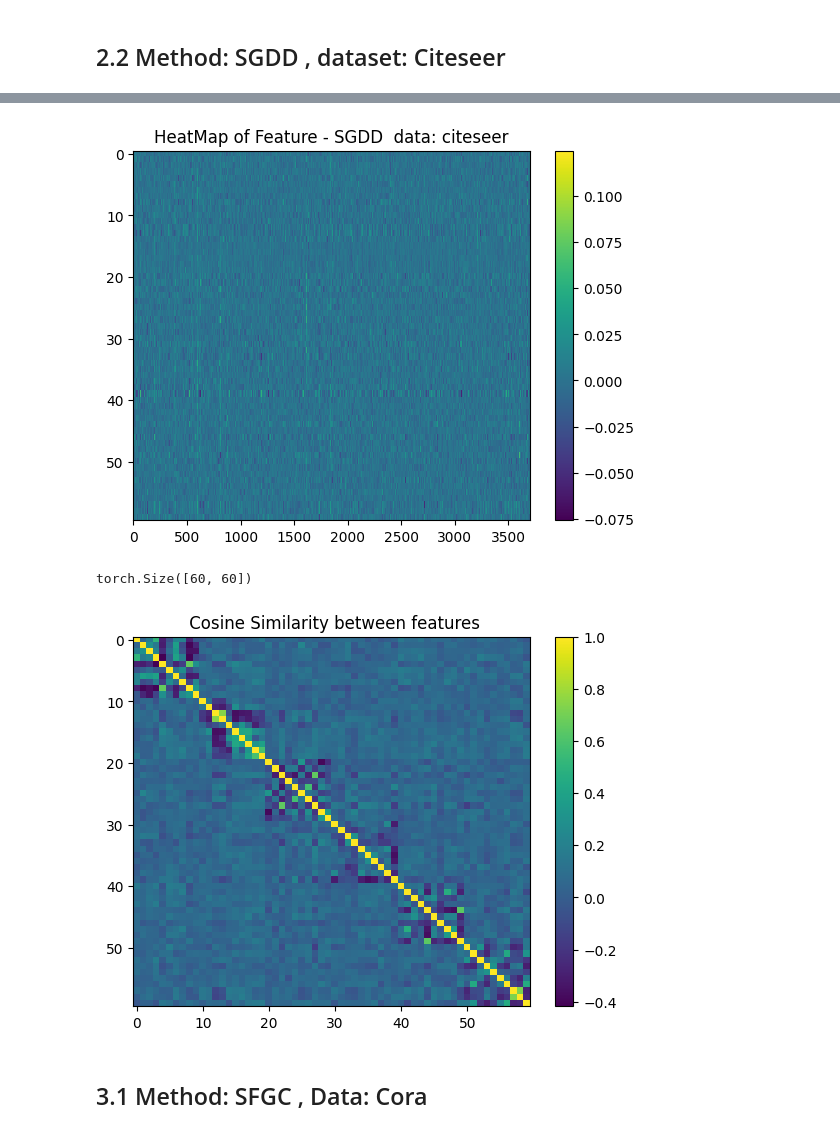
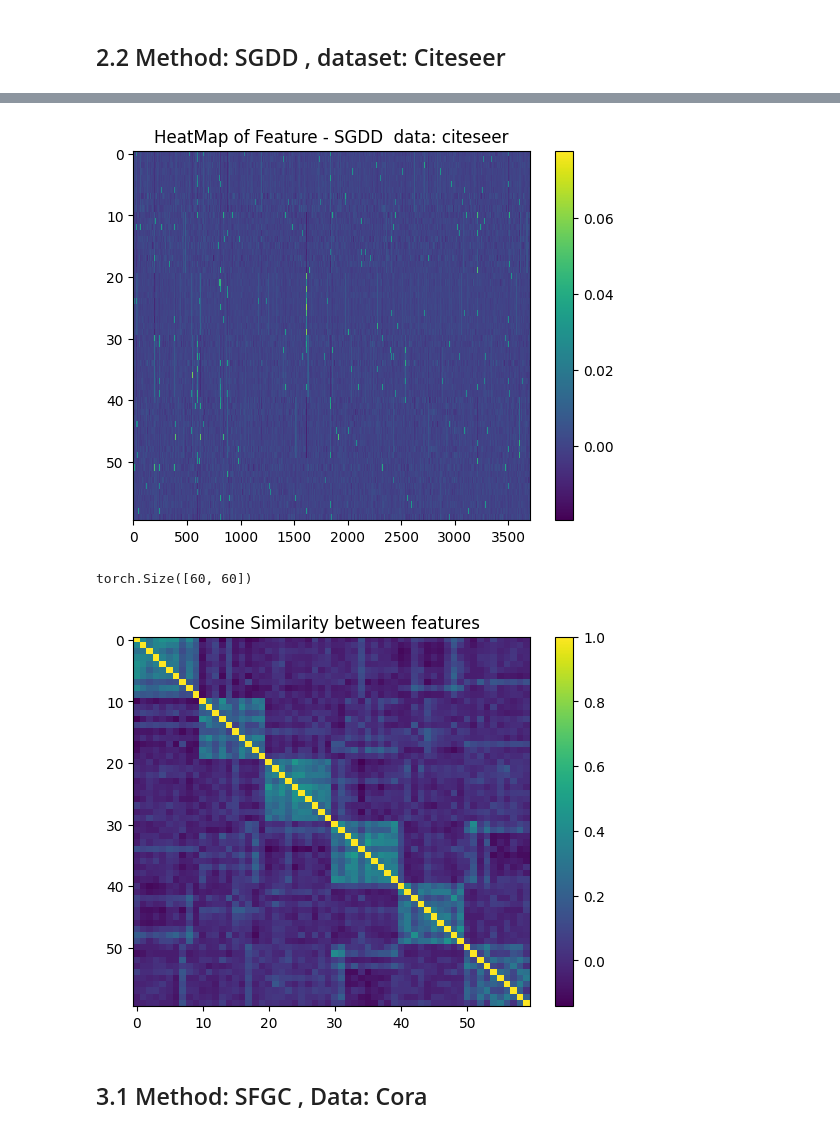
Before and after one commit to Jaykakkad82/data, a Jupyter notebook: exp3/new_exp3_partB.ipynb, the cells around one changed output, grey strips where cells are left out. Saved outputs shown, nothing was run; the diff lists cells and outputs as text; code cells hidden in the pictures.

```diff
--- a/exp3/new_exp3_partB.ipynb
+++ b/exp3/new_exp3_partB.ipynb
@@ -107,7 +119,7 @@ def plot_cosine(feat, num_nodes, title = 'Cosine Similarity Heatmap' ):
     cosine_similarity_matrix = cosine_similarity_matrix.view(num_nodes, num_nodes)
 
     # Plotting the heatmap of cosine similarity
-    plt.imshow(cosine_similarity_matrix.cpu().numpy(), cmap='viridis', interpolation='nearest', aspect='auto')
+    plt.imshow(cosine_similarity_matrix.detach().cpu().numpy(), cmap='viridis', interpolation='nearest', aspect='auto')
     plt.colorbar()  # Add a colorbar to show the scale
     plt.title(title)
     plt.show()
@@ -303,8 +328,8 @@ def visualize_distil_data(adj_path, feat_path,method,dataname):
 # %% [markdown]
 ## 1.1 Visualizing - DATASET: Cora,    METHOD: GCOND
 # %%
-adj_path="distil_data/adj_cora_0.5_1_0.pt"
-feat_path ="distil_data/feat_cora_0.5_1_0.pt"
+adj_path="distil_data/gcond/adj_cora_0.5_1_0.pt"
+feat_path ="distil_data/gcond/feat_cora_0.5_1_0.pt"
 method = "GCond"
 dataname = "cora"
 visualize_distil_data(adj_path,feat_path,method,dataname)
@@ -317,8 +342,8 @@ torch.Size([70, 70])
 # %% [markdown]
 ## 1.2 Visualizing - DATASET: Citeseer,    METHOD: GCOND
 # %%
-adj_path="distil_data/adj_citeseer_0.5_1_0.pt"
-feat_path ="distil_data/feat_citeseer_0.5_1_0.pt"
+adj_path="distil_data/gcond/adj_citeseer_0.5_1_0.pt"
+feat_path ="distil_data/gcond/feat_citeseer_0.5_1_0.pt"
 method = "GCond"
 dataname = "Citeseer"
 visualize_distil_data(adj_path,feat_path,method,dataname)
@@ -331,8 +356,8 @@ torch.Size([60, 60])
 # %% [markdown]
 ## 2.1 Method: SGDD , dataset: Cora
 # %%
-adj_path="distil_data/sgdd_adj_cora_0.5_1.pt"
-feat_path ="distil_data/sgdd_feat_cora_0.5_1.pt"
+adj_path="distil_data/sgdd/adj_cora_0.5_15.pt"
+feat_path ="distil_data/sgdd/feat_cora_0.5_15.pt"
 method = "SGDD"
 dataname = "Cora"
 visualize_distil_data(adj_path,feat_path,method,dataname)
@@ -345,8 +370,8 @@ torch.Size([70, 70])
 # %% [markdown]
 ## 2.2 Method: SGDD , dataset: Citeseer
 # %%
-adj_path="distil_data/sgdd_adj_citeseer_0.5_1.pt"
-feat_path ="distil_data/sgdd_feat_citeseer_0.5_1.pt"
+adj_path="distil_data/sgdd/adj_citeseer_0.5_1.pt"
+feat_path ="distil_data/sgdd/feat_citeseer_0.5_1.pt"
 method = "SGDD"
 dataname = "citeseer"
 visualize_distil_data(adj_path,feat_path,method,dataname)
@@ -356,6 +381,6 @@ graph_analysis.add_graph(adj_path,feat_path,method+ "-"+ dataname)
-[figure, old version]
+[figure, new version]
 torch.Size([60, 60])
-[figure, old version]
+[figure, new version]
 # %% [markdown]
 ## 3.1 Method: SFGC , Data: Cora
 # %%
```
Also changed, not shown: parts of 18 cells of this notebook, 1 other file.
